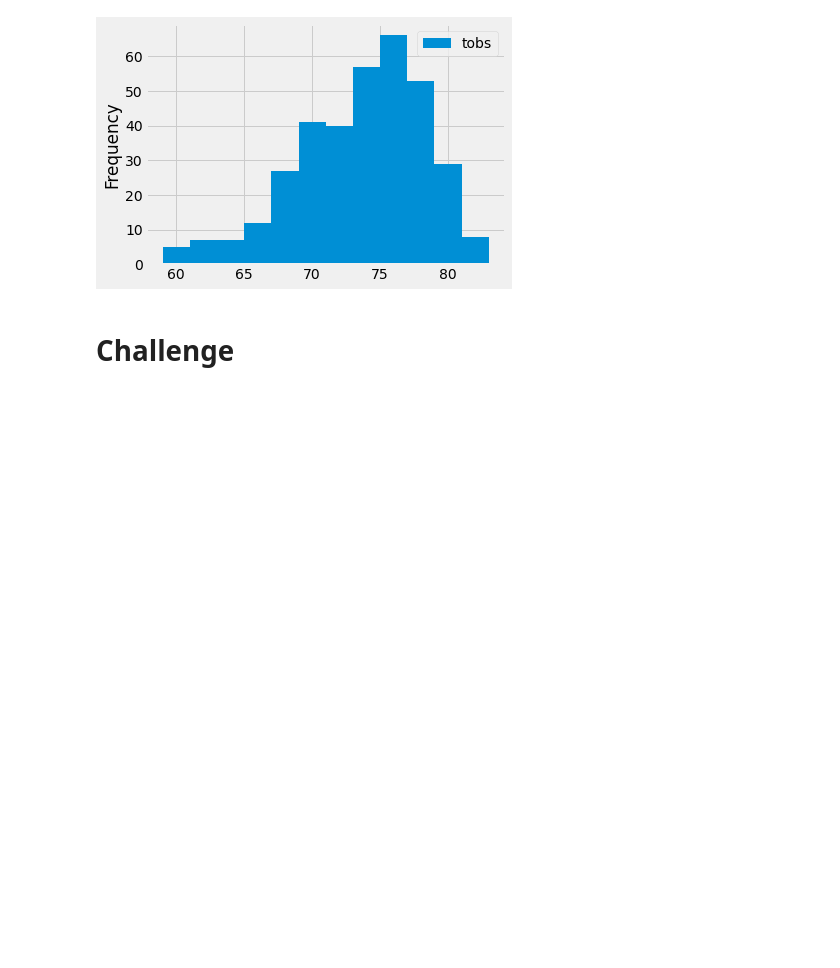
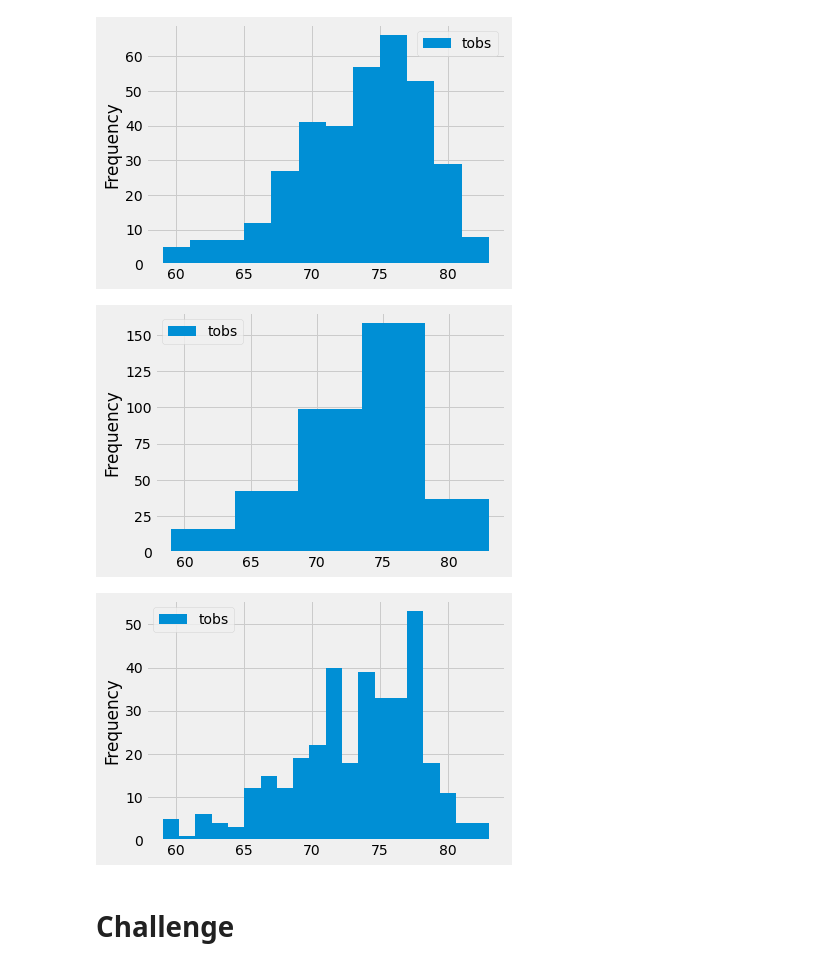
Before and after one commit to Juuune/Surfs_up, a Jupyter notebook: climate_analysis.ipynb, the cells around one changed output. Drawn from its saved outputs; the diff is of its cells as text; code cells hidden in the pictures; blank space fills up the shorter version.

Commit message:
Add plot to climate analysis and test flask

```diff
--- a/climate_analysis.ipynb
+++ b/climate_analysis.ipynb
@@ -117,6 +117,16 @@ df.plot.hist(bins=12)
 plt.tight_layout()
 # %% [output]
 [figure]
+# %%
+# Skill drill
+df.plot.hist(bins=5)
+plt.tight_layout()
+
+df.plot.hist(bins=20)
+plt.tight_layout()
+# %% [output]
+[figure, added]
+[figure, added]
 # %%
 # Write a function called `calc_temps` that will accept start date and end date in the format '%Y-%m-%d'
 # and return the minimum, average, and maximum temperatures for that range of dates
```
Also changed, not shown: 1 other file.
